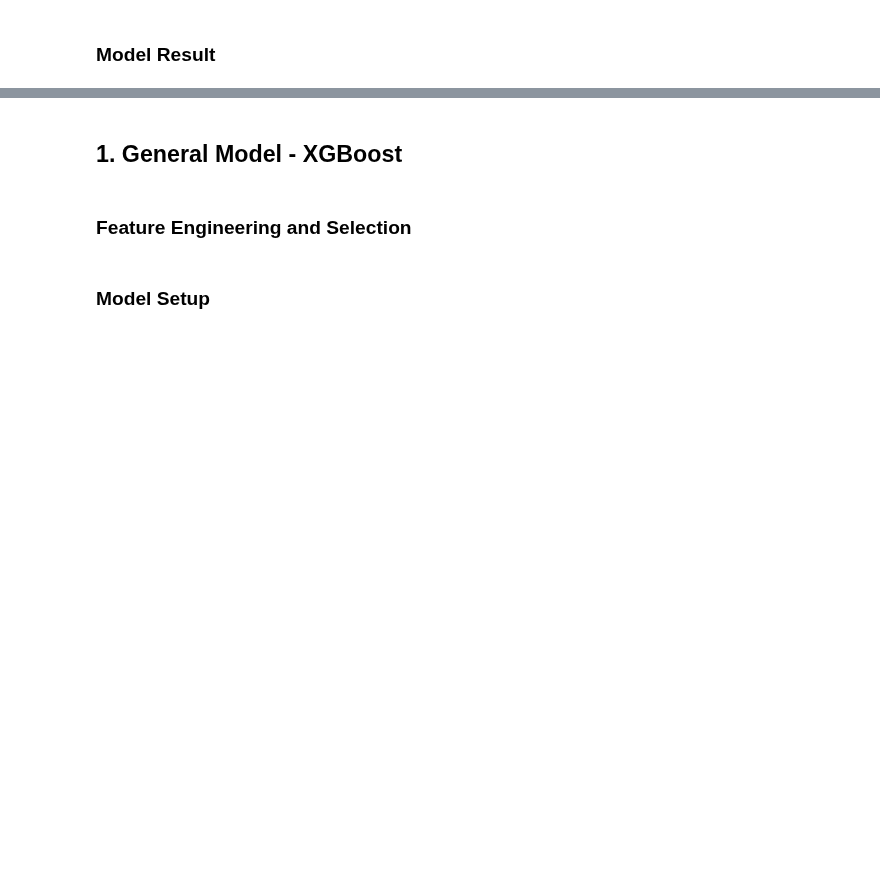
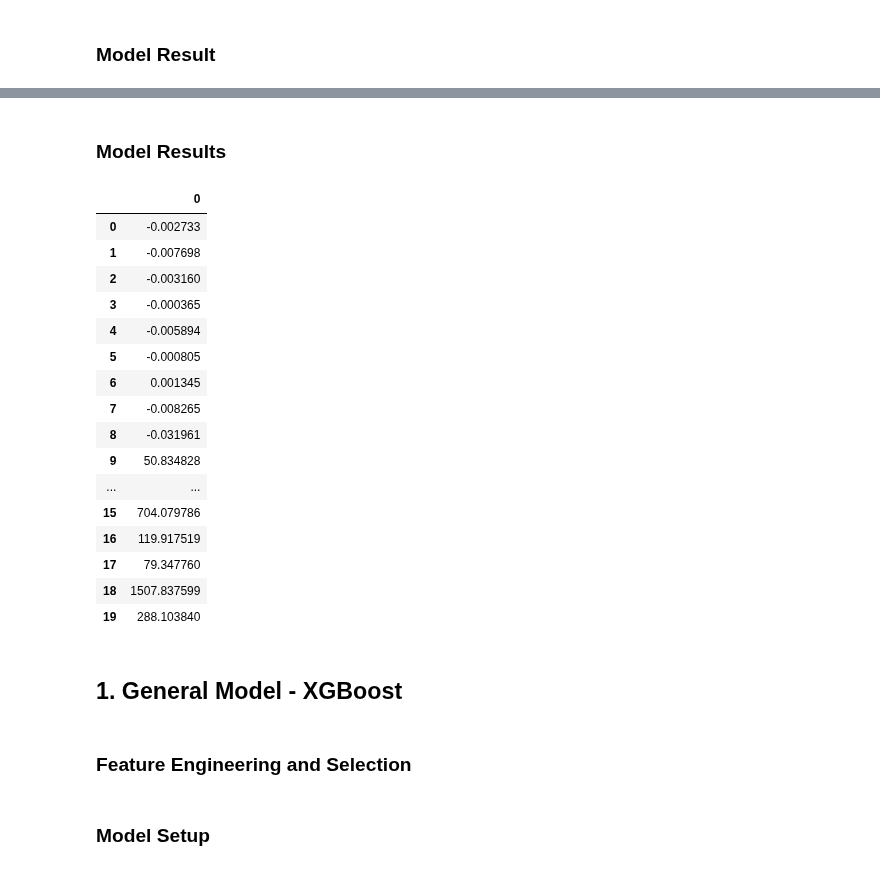
Before and after one commit to mathiasraa/tdt4173-forecasting, a Jupyter notebook: notebooks/modeling.ipynb, the cells around one changed output, grey strips where cells are left out. Drawn from its saved outputs; the diff is of its cells as text; code cells hidden in the pictures; blank space fills up the shorter version.

Commit message:
recreate best catboost models and weighted version

```diff
--- a/notebooks/modeling.ipynb
+++ b/notebooks/modeling.ipynb
@@ -20,6 +20,7 @@ import datetime
 from autogluon.tabular import TabularDataset, TabularPredictor
 # %%
 data = pd.read_csv("../data/processed/data.csv", parse_dates=["date_forecast", "date_calc"])
+data_catboost = pd.read_csv("../data/processed/data_catboost.csv", parse_dates=["date_forecast", "date_calc"])
 # %% [markdown]
 # Modeling Notebook
 # %% [markdown]
@@ -499,0 +670,20 @@ train = train.drop(drop_cols, axis=1)
+# %%
+# ---------------------------------------- CATBOOST ----------------------------------------
+from catboost import CatBoostRegressor
+
+cat_features = [0]
+model = CatBoostRegressor(iterations=1000, depth=9, loss_function="MAE", cat_features=cat_features)
+
+
+pv_measurment = train["pv_measurement"]
+train.drop("pv_measurement", axis=1, inplace=True)
+# Fit model
+model.fit(train, pv_measurment, sample_weight=weights)
+
+# Get predictions
+preds = model.predict(test)
+prediction_df = pd.DataFrame(preds)
+
+# Invert scaling
+prediction_df_scaled = y_scaler.inverse_transform(prediction_df)
+prediction_df_scaled_df = pd.DataFrame(prediction_df_scaled)
@@ -500,3 +708,25 @@ train = train.drop(drop_cols, axis=1)
+# %% [markdown]
+### Model Results
+# %%
+prediction_df_scaled_df.head(20)
+# %% [output]
+|  | 0 |
+| 0 | -0.002733 |
+| 1 | -0.007698 |
+| 2 | -0.003160 |
+| 3 | -0.000365 |
+| 4 | -0.005894 |
+| 5 | -0.000805 |
+| 6 | 0.001345 |
+| 7 | -0.008265 |
+| 8 | -0.031961 |
+| 9 | 50.834828 |
+| ... | ... |
+| 15 | 704.079786 |
+| 16 | 119.917519 |
+| 17 | 79.347760 |
+| 18 | 1507.837599 |
+| 19 | 288.103840 |
 # %% [markdown]
 ## 1. General Model - XGBoost
 # %% [markdown]
```
Also changed, not shown: parts of 14 cells of this notebook, 2 other files.
